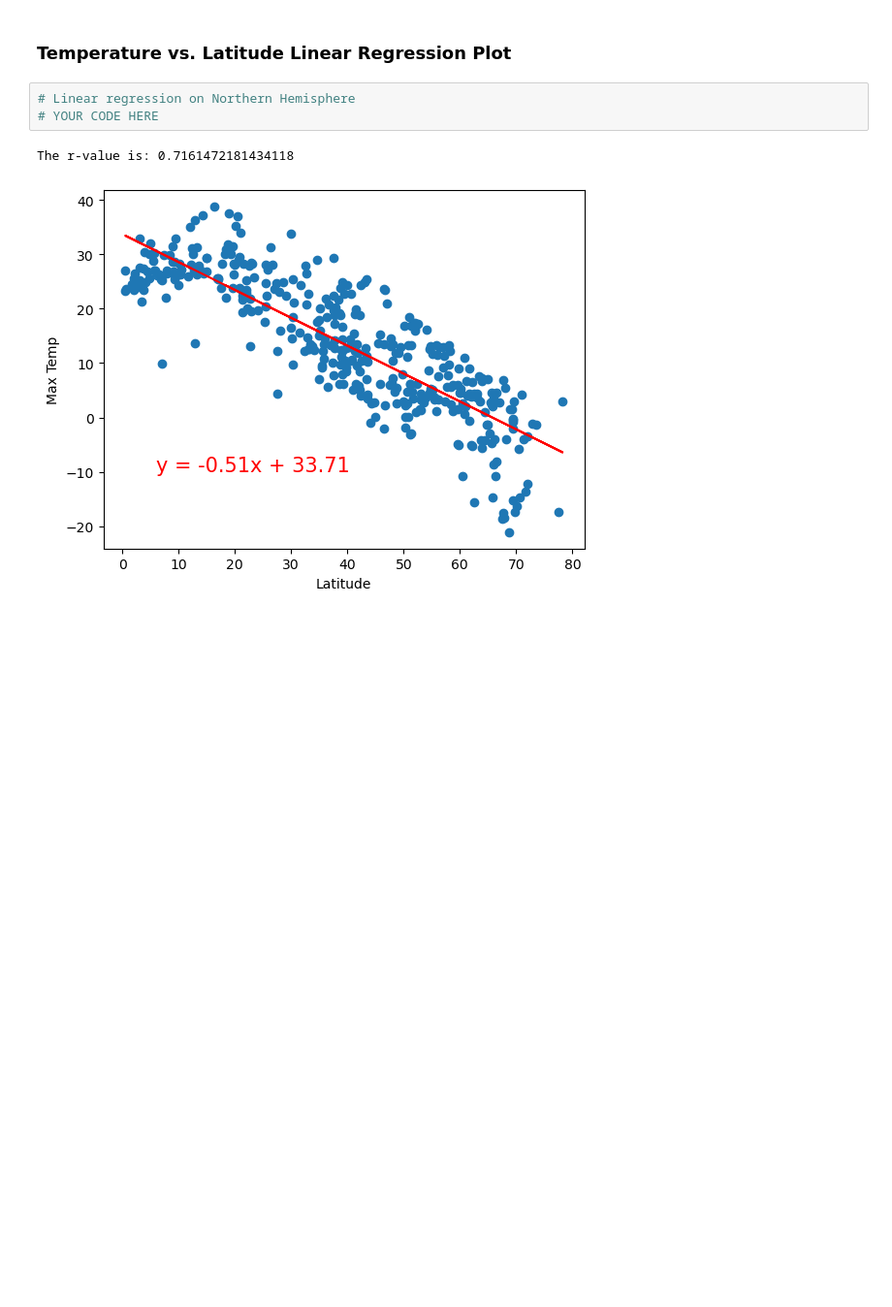
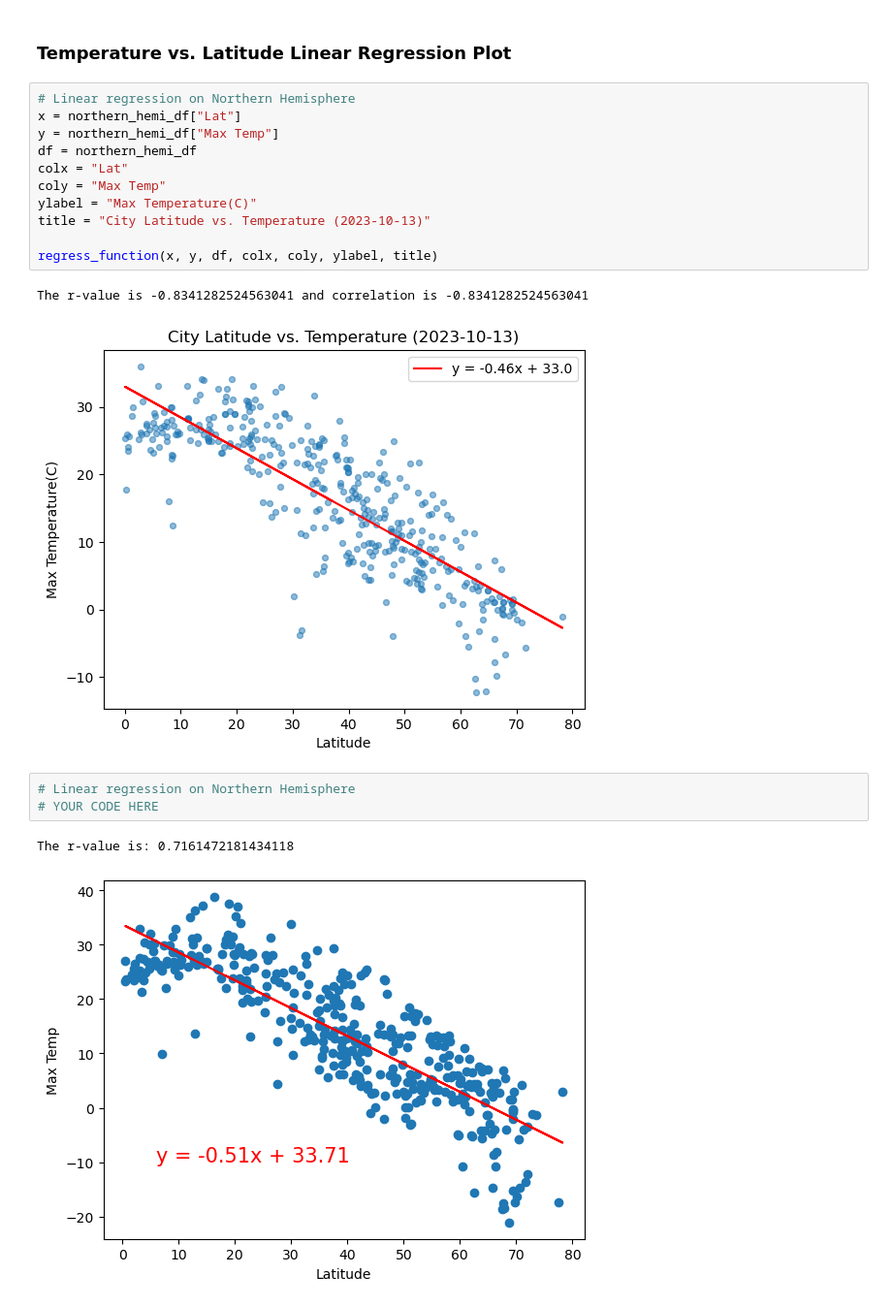
Before and after one commit to StarkArk/python_vacation_api, a Jupyter notebook: WeatherPy.ipynb, the cells around one changed output. Shown at 97% size. Saved outputs shown, nothing was run; the diff lists cells and outputs as text; blank space fills up the shorter version.

```diff
--- a/WeatherPy.ipynb
+++ b/WeatherPy.ipynb
@@ -485,5 +514,19 @@ southern_hemi_df.head()
 # %% [markdown]
 ###  Temperature vs. Latitude Linear Regression Plot
+# %%
+# Linear regression on Northern Hemisphere
+x = northern_hemi_df["Lat"]
+y = northern_hemi_df["Max Temp"]
+df = northern_hemi_df
+colx = "Lat"
+coly = "Max Temp"
+ylabel = "Max Temperature(C)"
+title = "City Latitude vs. Temperature (2023-10-13)"
+
+regress_function(x, y, df, colx, coly, ylabel, title)
+# %% [output]
+The r-value is -0.8341282524563041 and correlation is -0.8341282524563041
+[figure, added]
 # %%
 # Linear regression on Northern Hemisphere
 # YOUR CODE HERE
```
Also changed, not shown: parts of 10 cells of this notebook, 3 other files.
